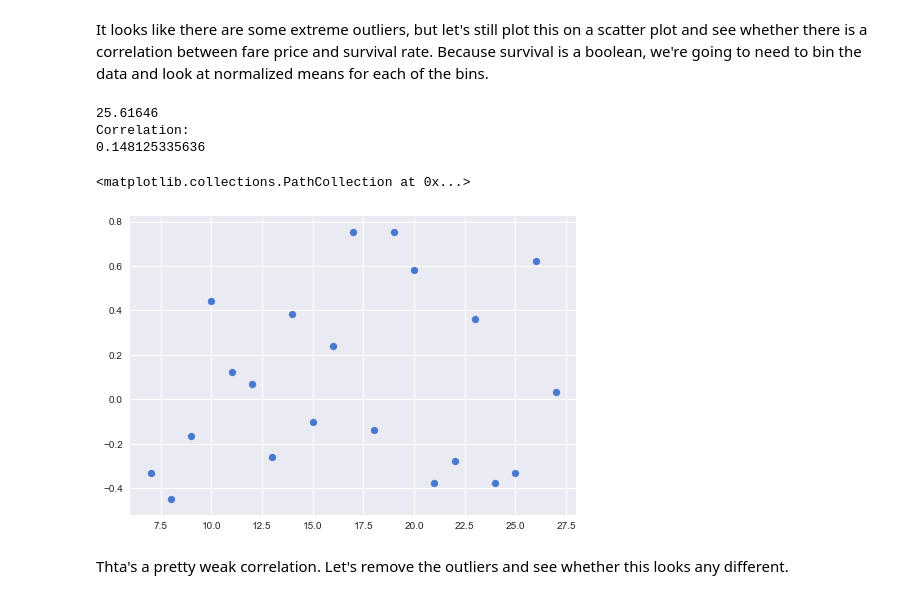
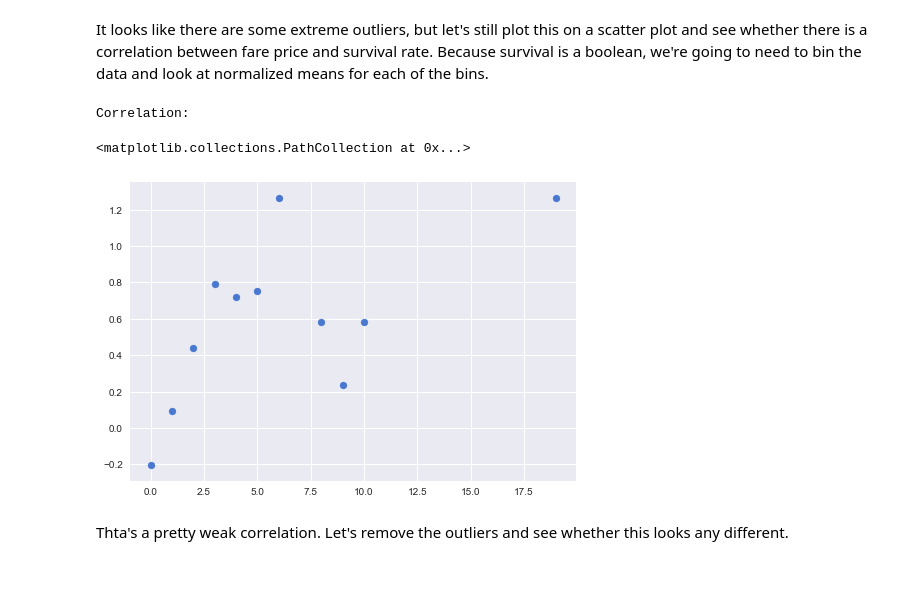
Before and after one commit to kylemeenehan/titanic-data, a Jupyter notebook: Titanic Project.ipynb, the cells around one changed output. Saved outputs shown, nothing was run; the diff lists cells and outputs as text; code cells hidden in the pictures.

```diff
--- a/Titanic Project.ipynb
+++ b/Titanic Project.ipynb
@@ -234,31 +234,25 @@ It looks like there are some extreme outliers, but let's still plot this on a sc
 # %%
 titanic_by_fare = titanic_data.copy()
 
 fare_num_bins = 20
-fare_bin_size = (titanic_by_fare['Fare'].max() - titanic_by_fare['Fare'].min()) / fare_num_bins
-print fare_bin_size
-
-def reduce_fares(fare):
-    return round(fare/fare_bin_size,0)
 
 
-titanic_by_fare['Fare'] = pd.cut(titanic_by_fare['Fare'],fare_num_bins)
-titanic_by_fare_grouped = titanic_fare_binned.groupby('Fare')
+titanic_by_fare['Fare'] = pd.cut(titanic_by_fare['Fare'],fare_num_bins, labels=False)
+
+titanic_by_fare_grouped = titanic_by_fare.groupby('Fare')
 titanic_by_fare_normalized = titanic_by_fare_grouped['Survived'].mean().apply(normalize)
 
 fare_correlation = pd.DataFrame({'fare': titanic_by_fare_normalized.index.values,
                                   'survived': titanic_by_fare_normalized.values})
 
 print 'Correlation: '
-print fare_correlation.corr(method='pearson').loc['fare','survived']
+#print fare_correlation.corr(method='pearson').loc['fare','survived']
 
 plt.scatter(titanic_by_fare_normalized.index.values, titanic_by_fare_normalized.values)
 # %% [output]
-25.61646
 Correlation:
-0.148125335636
 <matplotlib.collections.PathCollection at 0x...>
-[figure, old version]
+[figure, new version]
 # %% [markdown]
 Thta's a pretty weak correlation. Let's remove the outliers and see whether this looks any different.
 # %%
```
Also changed, not shown: parts of 2 cells of this notebook.
